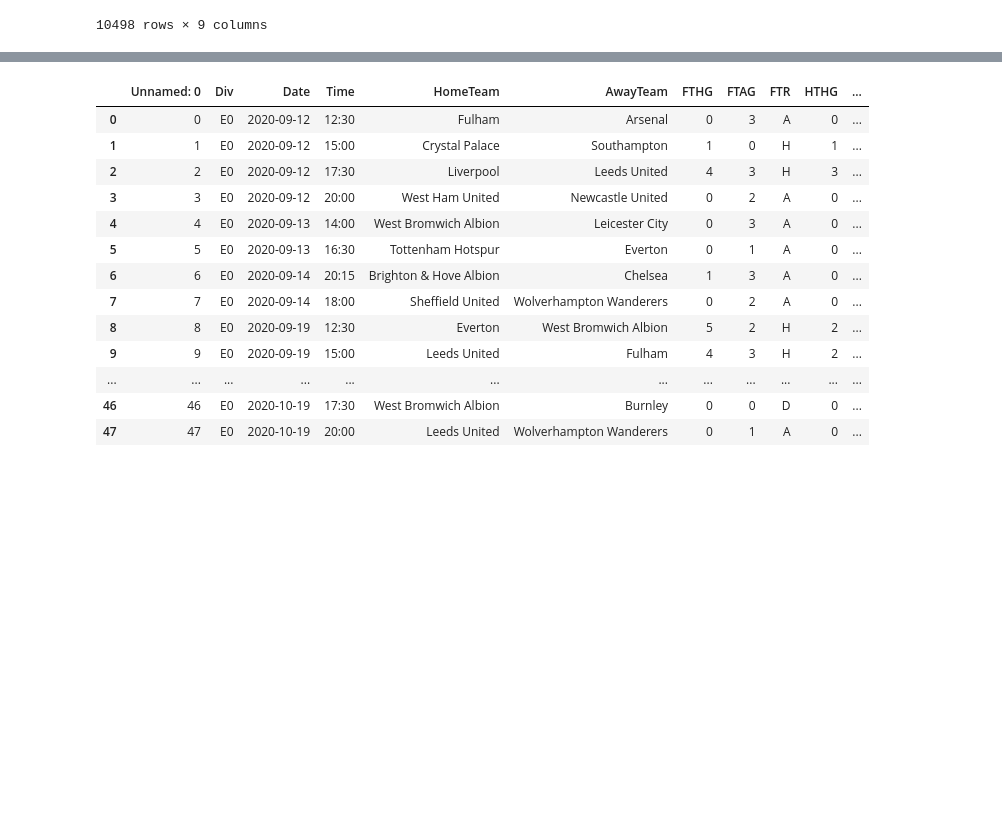
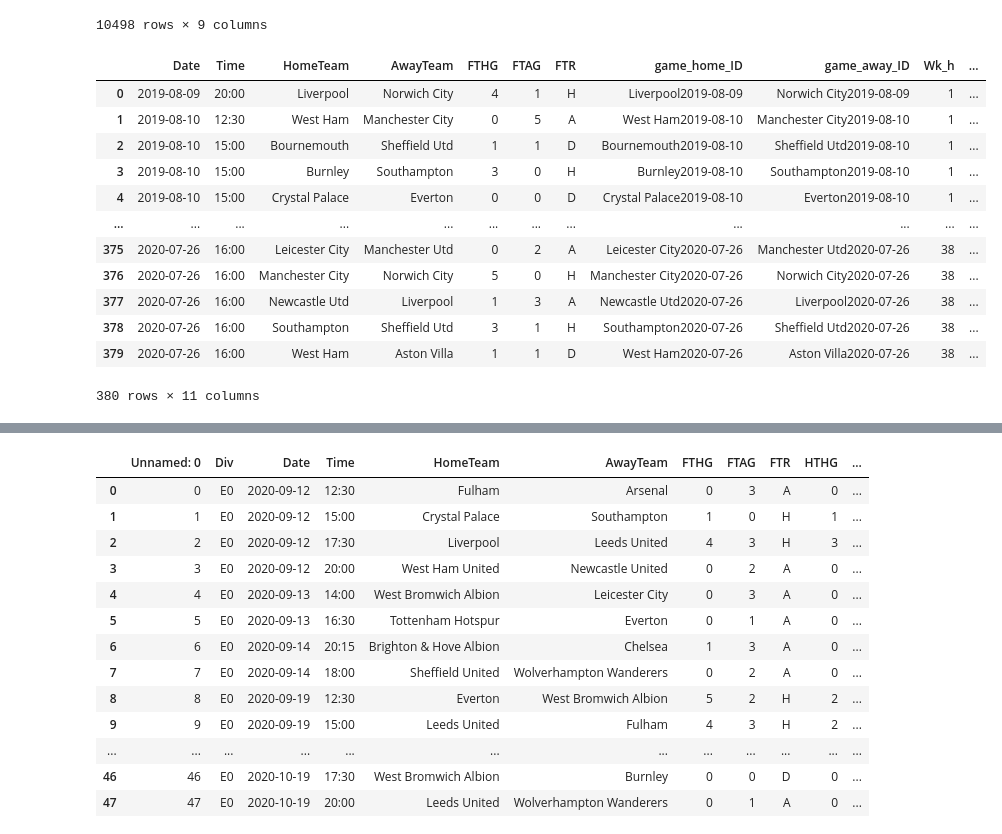
Before and after one commit to Giuliano99/Masterarbeit, a Jupyter notebook: Player Stats.ipynb, the cells around one changed output, grey strips where cells are left out. Cells and saved outputs as stored; diff of their text form; code cells hidden in the pictures; blank space fills up the shorter version.

```diff
--- a/Player Stats.ipynb
+++ b/Player Stats.ipynb
@@ -125,4 +125,19 @@ PL21_22_lineups_tmp
 # %%
 PL19_20_fixtures_tmp = PL19_20_fixtures[['Date', 'Time', 'HomeTeam', 'AwayTeam', 'FTHG', 'FTAG', 'FTR', 'game_home_ID', 'game_away_ID', 'Wk_h', 'Wk_a']]
 PL20_21_fixtures_tmp = PL20_21_fixtures[['Date', 'Time', 'HomeTeam', 'AwayTeam', 'FTHG', 'FTAG', 'FTR', 'game_home_ID', 'game_away_ID', 'Wk_h', 'Wk_a']]
 PL21_22_fixtures_tmp = PL21_22_fixtures[['Date', 'Time', 'HomeTeam', 'AwayTeam', 'FTHG', 'FTAG', 'FTR', 'game_home_ID', 'game_away_ID', 'Wk_h', 'Wk_a']]
+PL19_20_fixtures_tmp
+# %% [output]
+|  | Date | Time | HomeTeam | AwayTeam | FTHG | FTAG | FTR | game_home_ID | game_away_ID | Wk_h | ... |
+| 0 | 2019-08-09 | 20:00 | Liverpool | Norwich City | 4 | 1 | H | Liverpool2019-08-09 | Norwich City2019-08-09 | 1 | ... |
+| 1 | 2019-08-10 | 12:30 | West Ham | Manchester City | 0 | 5 | A | West Ham2019-08-10 | Manchester City2019-08-10 | 1 | ... |
+| 2 | 2019-08-10 | 15:00 | Bournemouth | Sheffield Utd | 1 | 1 | D | Bournemouth2019-08-10 | Sheffield Utd2019-08-10 | 1 | ... |
+| 3 | 2019-08-10 | 15:00 | Burnley | Southampton | 3 | 0 | H | Burnley2019-08-10 | Southampton2019-08-10 | 1 | ... |
+| 4 | 2019-08-10 | 15:00 | Crystal Palace | Everton | 0 | 0 | D | Crystal Palace2019-08-10 | Everton2019-08-10 | 1 | ... |
+| ... | ... | ... | ... | ... | ... | ... | ... | ... | ... | ... | ... |
+| 375 | 2020-07-26 | 16:00 | Leicester City | Manchester Utd | 0 | 2 | A | Leicester City2020-07-26 | Manchester Utd2020-07-26 | 38 | ... |
+| 376 | 2020-07-26 | 16:00 | Manchester City | Norwich City | 5 | 0 | H | Manchester City2020-07-26 | Norwich City2020-07-26 | 38 | ... |
+| 377 | 2020-07-26 | 16:00 | Newcastle Utd | Liverpool | 1 | 3 | A | Newcastle Utd2020-07-26 | Liverpool2020-07-26 | 38 | ... |
+| 378 | 2020-07-26 | 16:00 | Southampton | Sheffield Utd | 3 | 1 | H | Southampton2020-07-26 | Sheffield Utd2020-07-26 | 38 | ... |
+| 379 | 2020-07-26 | 16:00 | West Ham | Aston Villa | 1 | 1 | D | West Ham2020-07-26 | Aston Villa2020-07-26 | 38 | ... |
+380 rows × 11 columns
```
Also changed, not shown: parts of 8 cells of this notebook, 2 other files.
